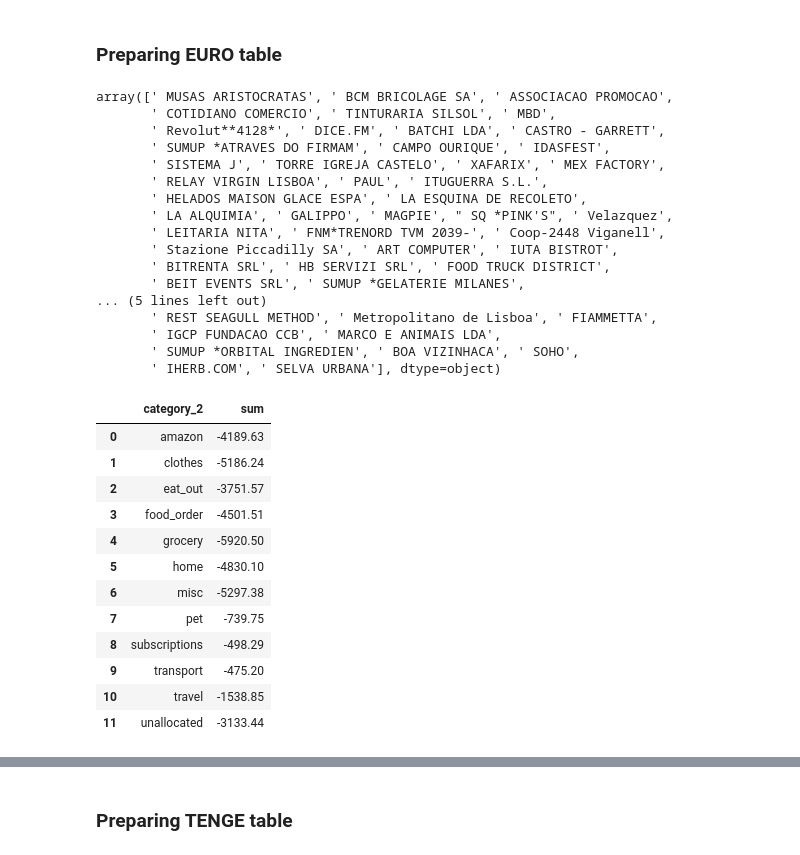
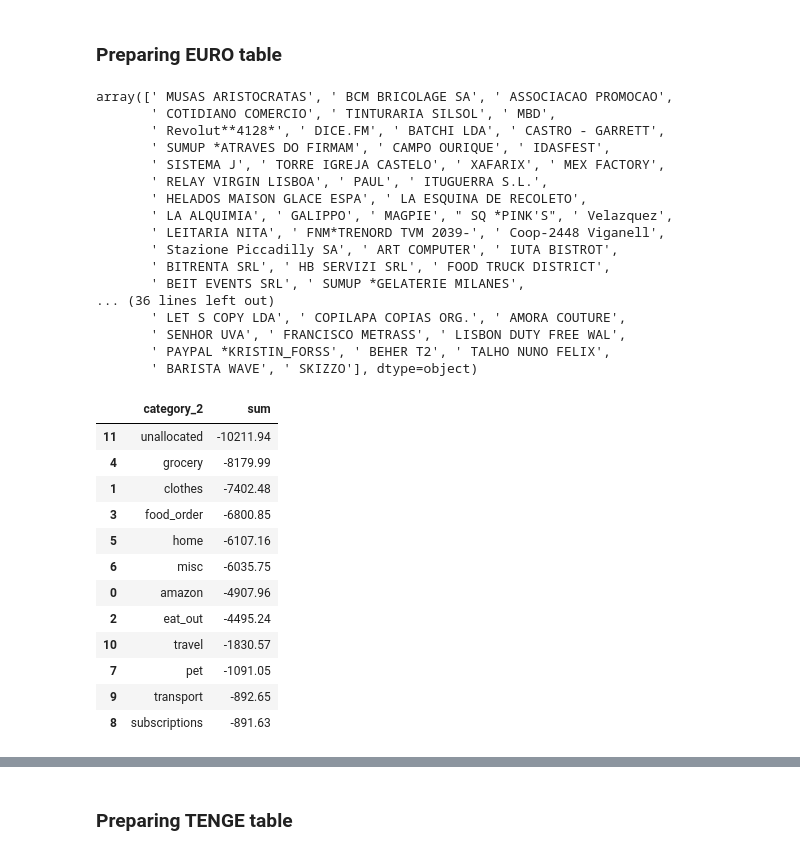
Before and after one commit to cry0steam/budget, a Jupyter notebook: budget_analysis.ipynb, the cells around one changed output, grey strips where cells are left out. Saved outputs shown, nothing was run; the diff lists cells and outputs as text; code cells hidden in the pictures.

```diff
--- a/budget_analysis.ipynb
+++ b/budget_analysis.ipynb
@@ -162,6 +170,7 @@ category_2_keywords = {
         ' COMPANHIA PORTUGUEZA', ' COMP PORTUGUEZA CHA', ' LANDEAU CHIADO',
         ' DIA FRUTA', ' MERCEARIA LUIS', ' SUPERMERCADO ESTRELA', ' ALDI PRINCIPE REAL',
         'MINIPRECO', 'Glovo', 'PINGO DOCE', 'MERCADO DE SANTOS', 'SUPER MERCADO SANTOS',
+        ' GLEBA NOSSA', ' AUCHAN',
     ],
     'home': [
         ' A LINHA DA VIZINHA', ' TIGER CAMPO OURIQUE', ' SP KINFILL CAREX',
@@ -183,22 +192,22 @@ category_2_keywords = {
     ],
     'pet': [' PATINHAS MIMADAS', ' H VET SAO BENTO LDA', ' ZOOPLUS'],
     'amazon': ['Amazon', 'AMAZON', 'AMZN'],
-    'subscriptions': [' BB-SAMSUNG', 'MIDJOURNEY', 'WOO', 'Netflix.com'],
+    'subscriptions': [' BB-SAMSUNG', 'MIDJOURNEY', 'WOO', 'Netflix.com', ' ADOBE *ADOBE',
+                      ' SUNSETFIT', ' ADOBE *INDESIGN',
+    ],
     'transport': [' BIGLIETTERIA MIDATICKET', ' CLESS TICKET ATM MILANO','UBER', ],
     'travel': [
         ' EASYJET AIR K78SMJH', ' EASYJET AIR K78SGKL', ' FlyTAP', ' EASYJET AIR K7DMXW3',
-        ' AIRBNB * HMJM4T2ZX9', ' EASYJET AIR K7RM5JR', ' EASYJET 000K7RM5JR'
+        ' AIRBNB * HMJM4T2ZX9', ' EASYJET AIR K7RM5JR', ' EASYJET 000K7RM5JR', ' rentalcars.com',
     ]
 }
 
 
-
-# Function to categorize based on keywords
 def assign_category(row):
     for category, keywords in category_2_keywords.items():
         if any(keyword in row['details'] for keyword in keywords):
             return category
-    return 'unallocated'  # Default category if no keywords match
+    return 'unallocated'
 
 # Apply the function to create the 'category' column
 df_euro.loc[df_euro['category_1'] == 'retail', 'category_2'] = df_euro[df_euro['category_1'] == 'retail'].apply(assign_category, axis=1)
@@ -219,29 +228,29 @@ array([' MUSAS ARISTOCRATAS', ' BCM BRICOLAGE SA', ' ASSOCIACAO PROMOCAO',
        ' Stazione Piccadilly SA', ' ART COMPUTER', ' IUTA BISTROT',
        ' BITRENTA SRL', ' HB SERVIZI SRL', ' FOOD TRUCK DISTRICT',
        ' BEIT EVENTS SRL', ' SUMUP *GELATERIE MILANES',
-... (5 lines left out)
-       ' REST SEAGULL METHOD', ' Metropolitano de Lisboa', ' FIAMMETTA',
-       ' IGCP FUNDACAO CCB', ' MARCO E ANIMAIS LDA',
-       ' SUMUP *ORBITAL INGREDIEN', ' BOA VIZINHACA', ' SOHO',
-       ' IHERB.COM', ' SELVA URBANA'], dtype=object)
+... (36 lines left out)
+       ' LET S COPY LDA', ' COPILAPA COPIAS ORG.', ' AMORA COUTURE',
+       ' SENHOR UVA', ' FRANCISCO METRASS', ' LISBON DUTY FREE WAL',
+       ' PAYPAL *KRISTIN_FORSS', ' BEHER T2', ' TALHO NUNO FELIX',
+       ' BARISTA WAVE', ' SKIZZO'], dtype=object)
 # %%
-grouped_df = df_euro.groupby('category_2')['sum'].sum().reset_index()
+grouped_df = df_euro.groupby('category_2')['sum'].sum().reset_index().sort_values(by='sum')
 grouped_df
 
 #filtered_df = df_euro[df_euro['category_2'] == 'unallocated']
 #grouped_df = filtered_df.groupby('pos')['sum'].sum().reset_index().sort_values(by='sum')
 #grouped_df.head(30)
 # %% [output]
 |  | category_2 | sum |
-| 0 | amazon | -4189.63 |
-| 1 | clothes | -5186.24 |
-| 2 | eat_out | -3751.57 |
-| 3 | food_order | -4501.51 |
-| 4 | grocery | -5920.50 |
-| 5 | home | -4830.10 |
-| 6 | misc | -5297.38 |
-| 7 | pet | -739.75 |
-| 8 | subscriptions | -498.29 |
-| 9 | transport | -475.20 |
-| 10 | travel | -1538.85 |
-| 11 | unallocated | -3133.44 |
+| 11 | unallocated | -10211.94 |
+| 4 | grocery | -8179.99 |
+| 1 | clothes | -7402.48 |
+| 3 | food_order | -6800.85 |
+| 5 | home | -6107.16 |
+| 6 | misc | -6035.75 |
+| 0 | amazon | -4907.96 |
+| 2 | eat_out | -4495.24 |
+| 10 | travel | -1830.57 |
+| 7 | pet | -1091.05 |
+| 9 | transport | -892.65 |
+| 8 | subscriptions | -891.63 |
```
Also changed, not shown: parts of 5 cells of this notebook, 3 other files.
